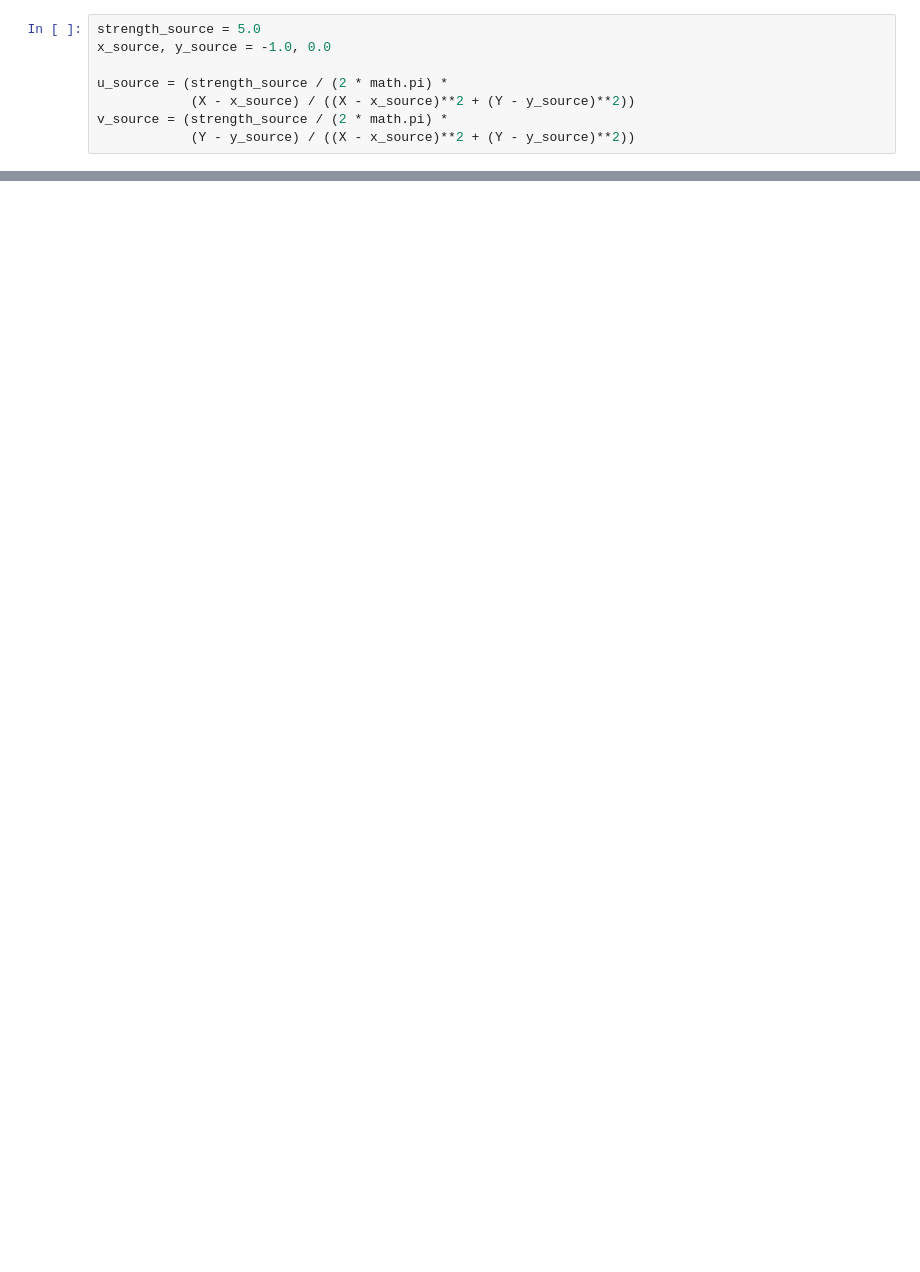
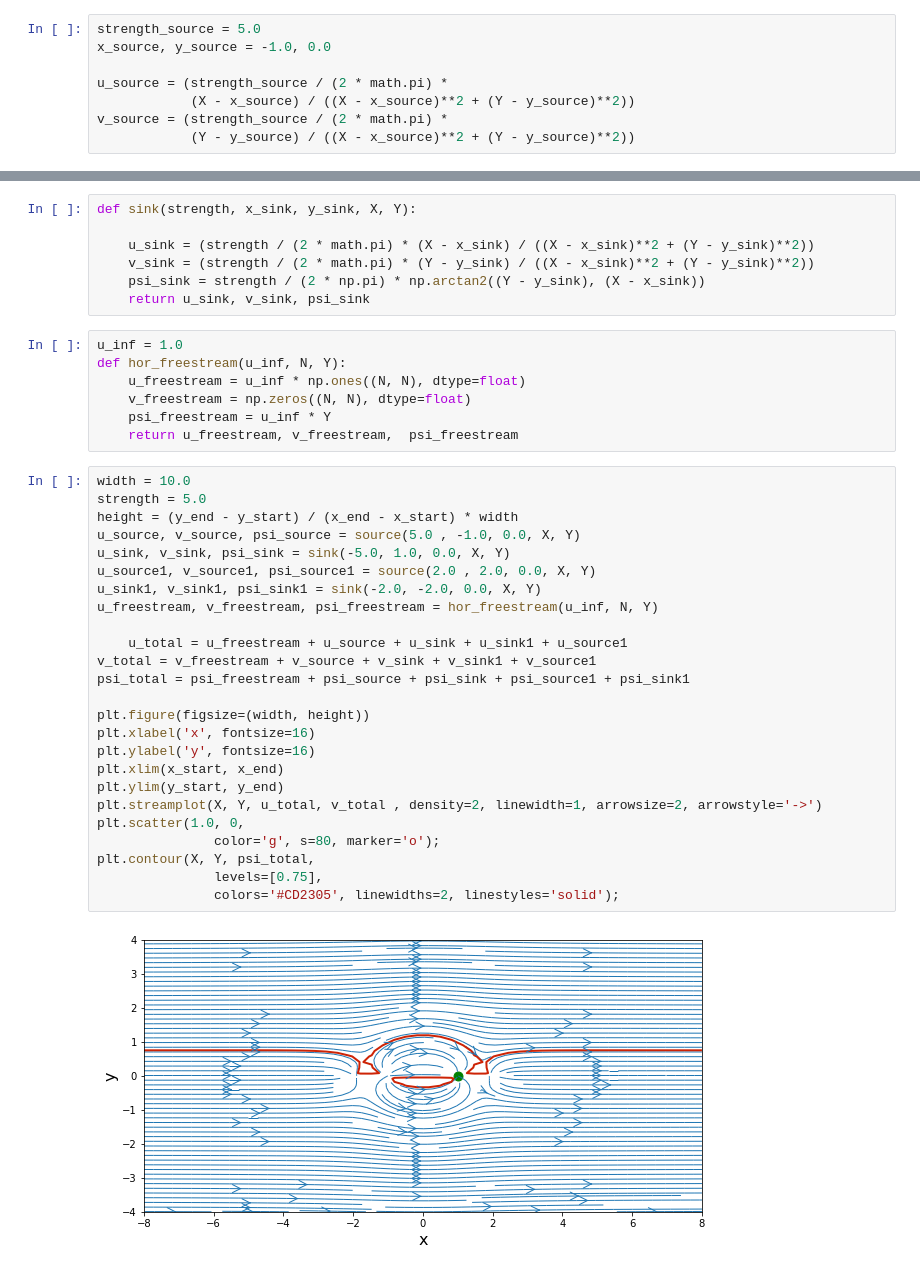
Before and after one commit to ckennedy17/mae6226, a Jupyter notebook: Class_3_Source_Sink.ipynb, the cells around one changed output, grey strips where cells are left out. Cells and saved outputs as stored; diff of their text form; blank space fills up the shorter version.

```diff
--- a/Class_3_Source_Sink.ipynb
+++ b/Class_3_Source_Sink.ipynb
@@ -69,0 +120,41 @@ plt.scatter(x_source, y_source,
+# %%
+def sink(strength, x_sink, y_sink, X, Y):
+
+    u_sink = (strength / (2 * math.pi) * (X - x_sink) / ((X - x_sink)**2 + (Y - y_sink)**2))
+    v_sink = (strength / (2 * math.pi) * (Y - y_sink) / ((X - x_sink)**2 + (Y - y_sink)**2))
+    psi_sink = strength / (2 * np.pi) * np.arctan2((Y - y_sink), (X - x_sink))
+    return u_sink, v_sink, psi_sink
+# %%
+u_inf = 1.0
+def hor_freestream(u_inf, N, Y):
+    u_freestream = u_inf * np.ones((N, N), dtype=float)
+    v_freestream = np.zeros((N, N), dtype=float)
+    psi_freestream = u_inf * Y
+    return u_freestream, v_freestream,  psi_freestream
+# %%
+width = 10.0
+strength = 5.0
+height = (y_end - y_start) / (x_end - x_start) * width
+u_source, v_source, psi_source = source(5.0 , -1.0, 0.0, X, Y)
+u_sink, v_sink, psi_sink = sink(-5.0, 1.0, 0.0, X, Y)
+u_source1, v_source1, psi_source1 = source(2.0 , 2.0, 0.0, X, Y)
+u_sink1, v_sink1, psi_sink1 = sink(-2.0, -2.0, 0.0, X, Y)
+u_freestream, v_freestream, psi_freestream = hor_freestream(u_inf, N, Y)
+
+    u_total = u_freestream + u_source + u_sink + u_sink1 + u_source1
+v_total = v_freestream + v_source + v_sink + v_sink1 + v_source1
+psi_total = psi_freestream + psi_source + psi_sink + psi_source1 + psi_sink1
+
+plt.figure(figsize=(width, height))
+plt.xlabel('x', fontsize=16)
+plt.ylabel('y', fontsize=16)
+plt.xlim(x_start, x_end)
+plt.ylim(y_start, y_end)
+plt.streamplot(X, Y, u_total, v_total , density=2, linewidth=1, arrowsize=2, arrowstyle='->')
+plt.scatter(1.0, 0,
+               color='g', s=80, marker='o');
+plt.contour(X, Y, psi_total,
+               levels=[0.75],
+               colors='#CD2305', linewidths=2, linestyles='solid');
+# %% [output]
+[figure, added]
```
Also changed, not shown: parts of 8 cells of this notebook, 4 other files.
